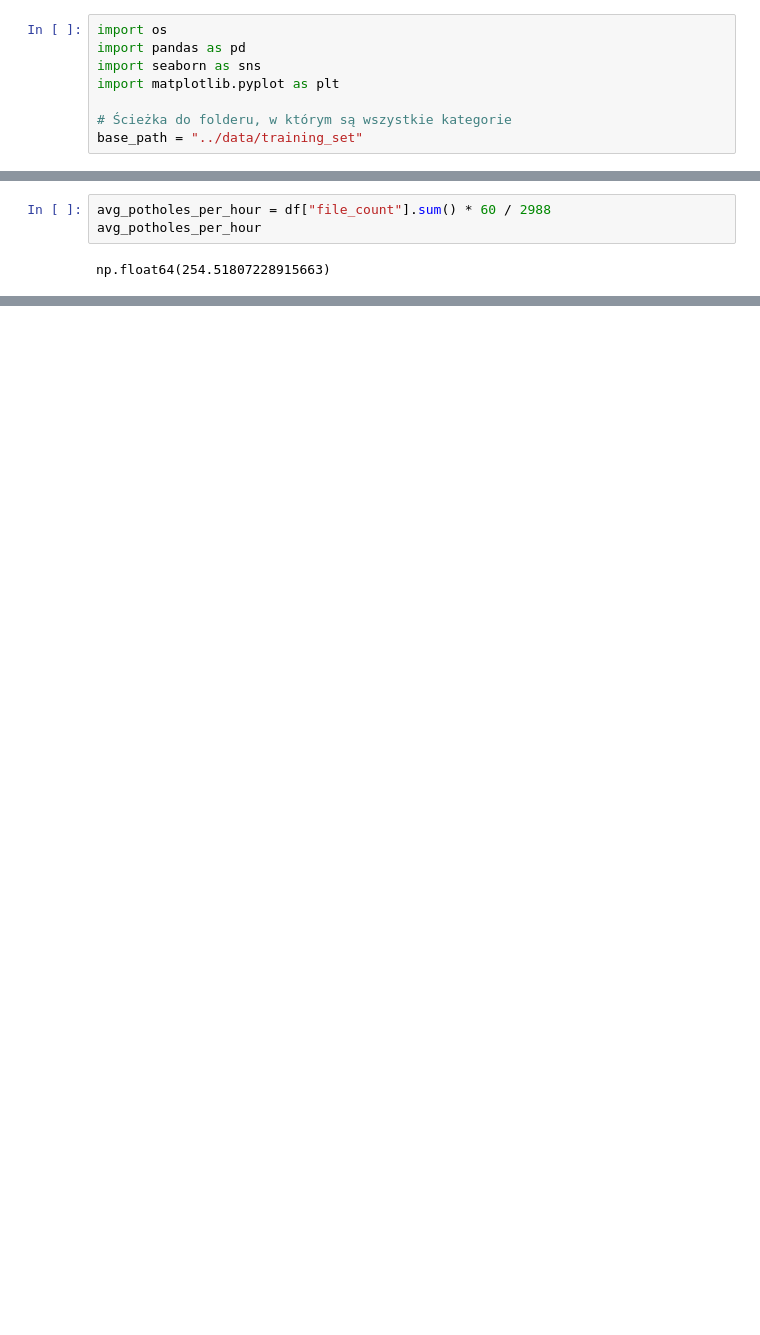
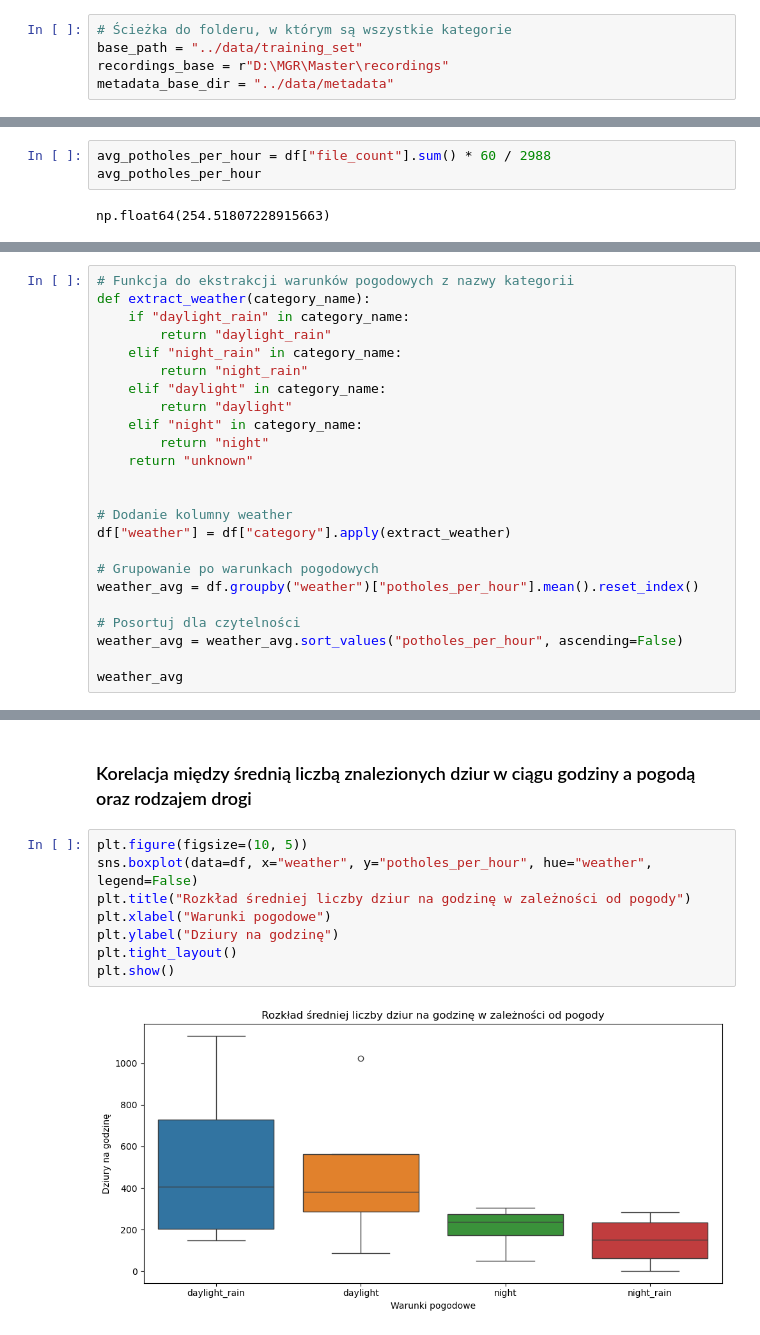
Before and after one commit to adis92202/CarVision_MGR, a Jupyter notebook: notebooks/eda.ipynb, the cells around one changed output, grey strips where cells are left out. Saved outputs shown, nothing was run; the diff lists cells and outputs as text; blank space fills up the shorter version.

Commit message:
Updated EDA - added analysis of potholes per hour and size of them

```diff
--- a/notebooks/eda.ipynb
+++ b/notebooks/eda.ipynb
@@ -3,13 +13,10 @@
 # %% [markdown]
 ## Ogólne spojrzenie na zebrane dane
 # %%
-import os
-import pandas as pd
-import seaborn as sns
-import matplotlib.pyplot as plt
-
 # Ścieżka do folderu, w którym są wszystkie kategorie
 base_path = "../data/training_set"
+recordings_base = r"D:\MGR\Master\recordings"
+metadata_base_dir = "../data/metadata"
 # %%
 # Lista folderów (kategorii)
 categories = [
@@ -104,0 +207,24 @@ np.float64(254.51807228915663)
+# %%
+# Funkcja do ekstrakcji warunków pogodowych z nazwy kategorii
+def extract_weather(category_name):
+    if "daylight_rain" in category_name:
+        return "daylight_rain"
+    elif "night_rain" in category_name:
+        return "night_rain"
+    elif "daylight" in category_name:
+        return "daylight"
+    elif "night" in category_name:
+        return "night"
+    return "unknown"
+
+
+# Dodanie kolumny weather
+df["weather"] = df["category"].apply(extract_weather)
+
+# Grupowanie po warunkach pogodowych
+weather_avg = df.groupby("weather")["potholes_per_hour"].mean().reset_index()
+
+# Posortuj dla czytelności
+weather_avg = weather_avg.sort_values("potholes_per_hour", ascending=False)
+
+weather_avg
@@ -104,0 +237,12 @@ np.float64(254.51807228915663)
+# %% [markdown]
+### Korelacja między średnią liczbą znalezionych dziur w ciągu godziny a pogodą oraz rodzajem drogi
+# %%
+plt.figure(figsize=(10, 5))
+sns.boxplot(data=df, x="weather", y="potholes_per_hour", hue="weather", legend=False)
+plt.title("Rozkład średniej liczby dziur na godzinę w zależności od pogody")
+plt.xlabel("Warunki pogodowe")
+plt.ylabel("Dziury na godzinę")
+plt.tight_layout()
+plt.show()
+# %% [output]
+[figure, added]
```
Also changed, not shown: parts of 29 cells of this notebook.
